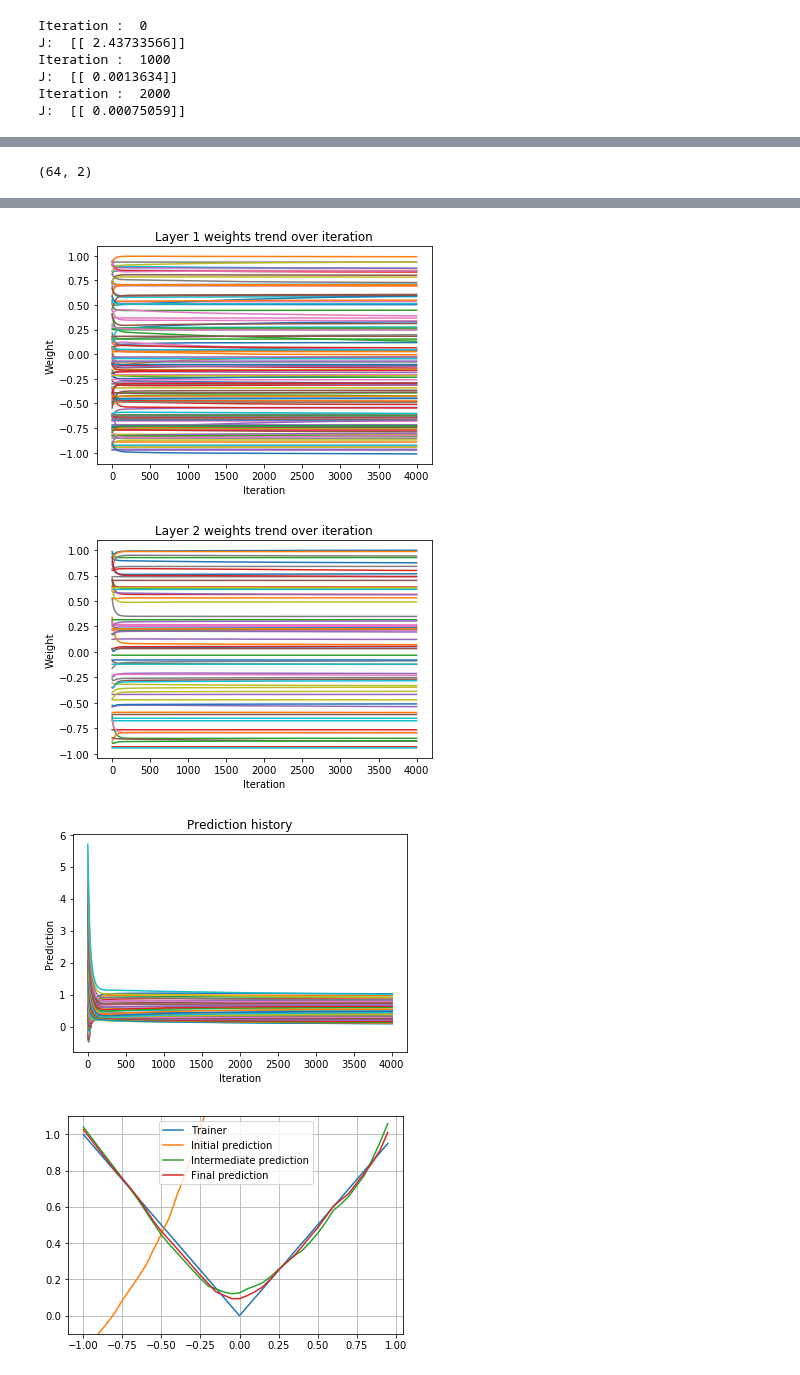
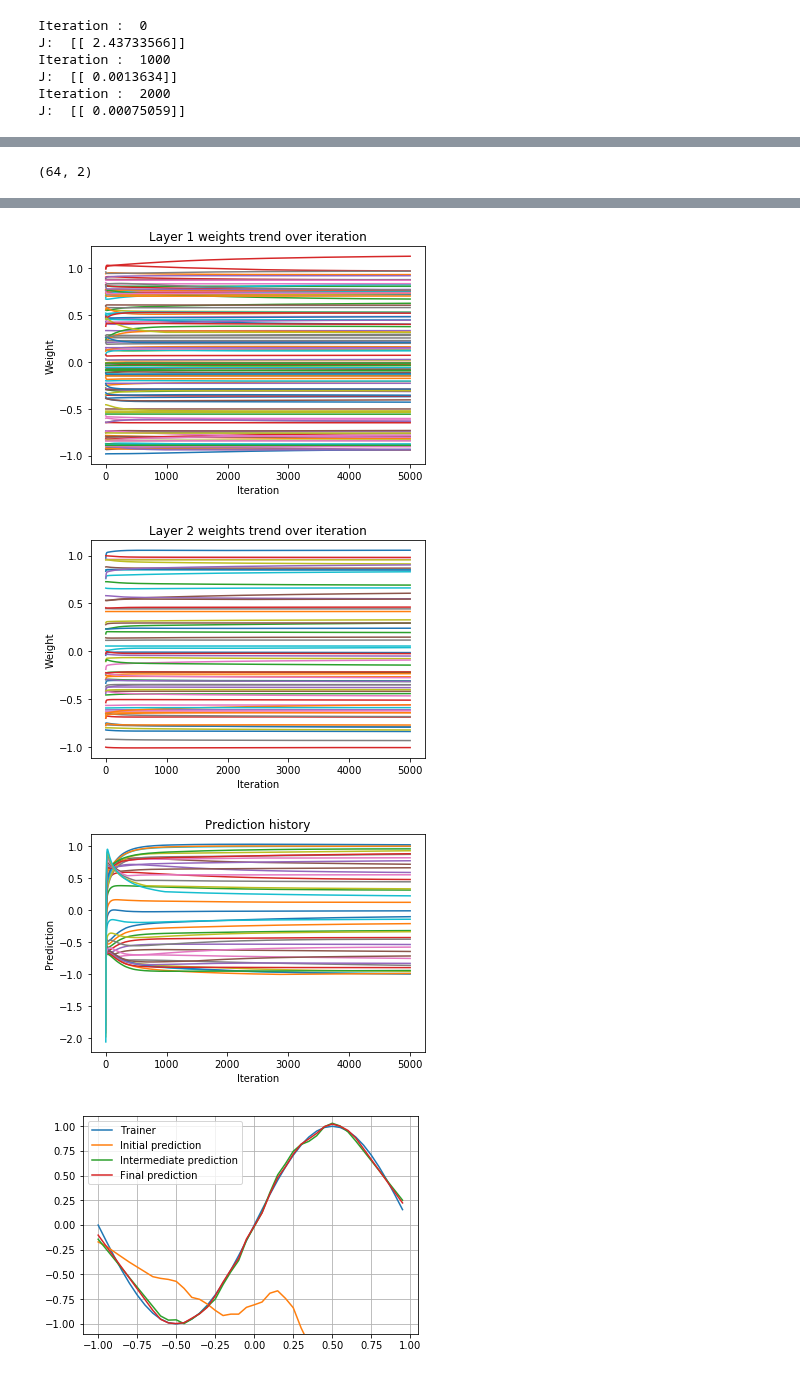
Before and after one commit to msakuta/notebooks, a Jupyter notebook: SquareNN.ipynb, the cells around one changed output, grey strips where cells are left out. Cells and saved outputs as stored; diff of their text form; code cells hidden in the pictures.

Commit message:
Add another sample function to SquareNN

```diff
--- a/SquareNN.ipynb
+++ b/SquareNN.ipynb
@@ -38,8 +38,8 @@ def square_nn(x, y, THETA1, THETA2, it, init_w=0, learn=0, alpha=0.01, dropout=0
     """ function to calculate and learn square solution """
     # first see if this is an initialze run
     if (init_w == 1):
-        THETA1 = 2*np.random.random((hidden_nodes,x.shape[1]+1)) - 1
-        THETA2 = 2*np.random.random((y.shape[1],hidden_nodes+1)) - 1
+        THETA1 = 2*(np.random.random((hidden_nodes,x.shape[1]+1)) - .5)
+        THETA2 = 2*(np.random.random((y.shape[1],hidden_nodes+1)) - .5)
         if nn_debug:
             print('Initialized: ', describe(THETA1), describe(THETA2))
 
@@ -177,7 +177,7 @@ def nntrain(trainx, trainy, maxiter=5000, online_train=False, enable_dropout=Fal
             [_, _, J, h] = square_nn(trainx, trainy, THETA1, THETA2, it=i, dropout=dropout);
             J_hist.append(J[0,0]);
             h_hist.append(h)
-            if sum(h) < 1e-3:
+            if sum(abs(h)) < 1e-3:
                 print('Broke because the prediction seems dead')
                 break # Way too small
             if J < 0.001:
@@ -249,0 +246,5 @@ J:  [[ 0.00079093]]
+# %%
+# Fit to a sine function
+source = np.arange(-np.pi,np.pi,0.05*np.pi).reshape((40,1))
+trainy = np.matrix(np.sin(source),dtype=float)
+THETA1_hist, THETA2_hist, J_hist, h_hist = nntrain(np.matrix(source), trainy, 10000)
@@ -306,7 +320,7 @@ plt.figure()
 plt.plot(trainx, np.array([trainy, h_hist[0], h_hist[len(h_hist)//2], h_hist[-1]]).T.reshape((len(trainx),4)))
 #plt.plot(trainx, h_hist[-1].reshape((10,1)))
 plt.legend(['Trainer', 'Initial prediction', 'Intermediate prediction', 'Final prediction'])
-plt.ylim(-0.1, 1.1)
+plt.ylim(-1.1, 1.1)
 plt.grid()
 # %% [output]
 (64, 2)
@@ -315,4 +329,4 @@ plt.grid()
-[figure, old version]
+[figure, new version]
-[figure, old version]
+[figure, new version]
-[figure, old version]
+[figure, new version]
-[figure, old version]
+[figure, new version]
```
Also changed, not shown: parts of 3 cells of this notebook.
